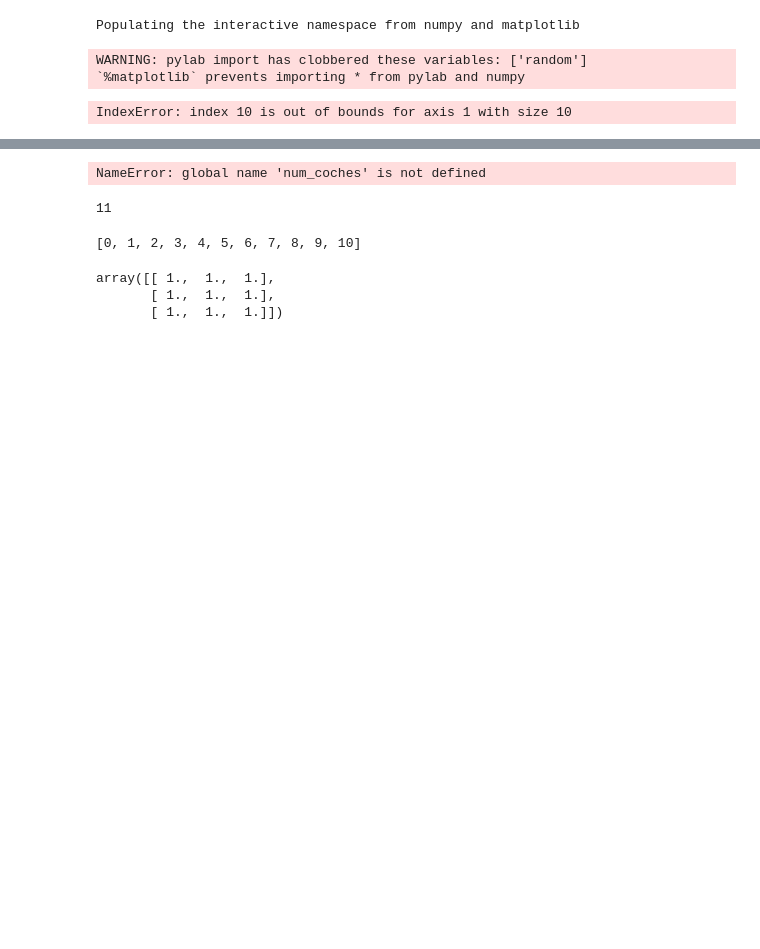
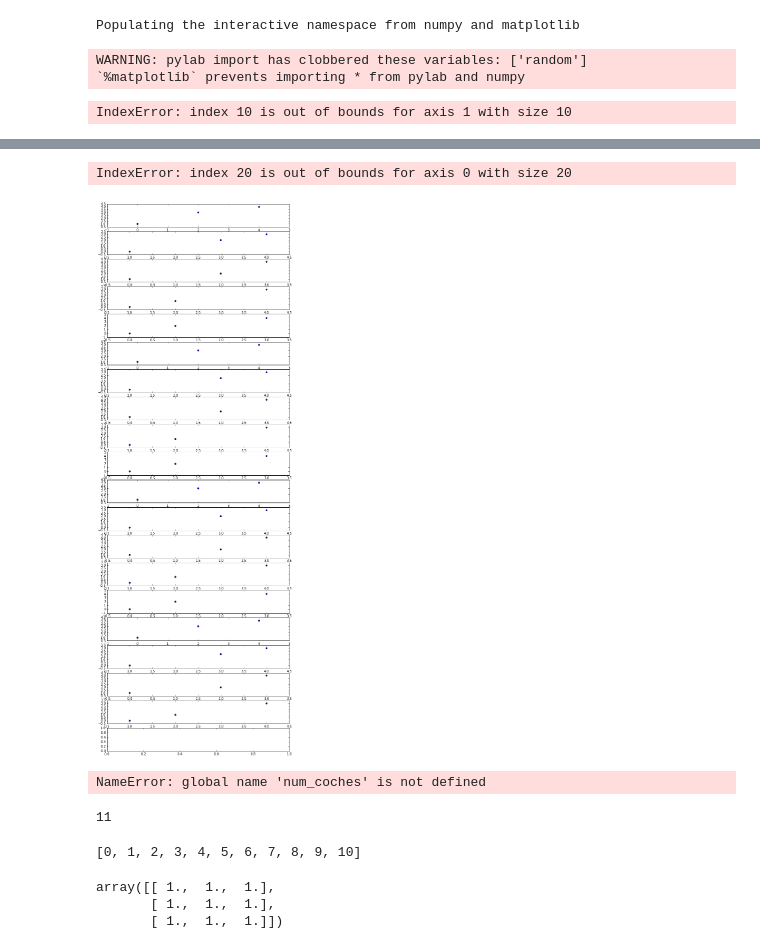
Before and after one commit to RobertoGalanC/mate-computacional, a Jupyter notebook: alumnos/RobertoGalanC/Proyecto.ipynb, the cells around one changed output, grey strips where cells are left out. Saved outputs shown, nothing was run; the diff lists cells and outputs as text; code cells hidden in the pictures; blank space fills up the shorter version.

```diff
--- a/alumnos/RobertoGalanC/Proyecto.ipynb
+++ b/alumnos/RobertoGalanC/Proyecto.ipynb
@@ -128,6 +130,15 @@ class Trafico:
 
         return self.posicion
 
+    def graficaUno(self):
+        fig, axes = plt.subplots(20, 1, figsize=(10,30))
+
+        for i in range(self.t_max):
+            axes[i].scatter(self.siguienteCoche(i),self.siguienteCoche(i+1))
+
+
+
+    """
     def semaforo(self):
         self.semaforo=[]
         for i in range(s/10 + 1):
@@ -154,3 +165,4 @@ class Trafico:
             self.posicion[t+1][(self.lugar_coche[i] + nueva_vel) % self.s] = nueva_vel
 
         return self.posicion
+        """
@@ -161,2 +169,6 @@ s = 10
+# %%
+t_max = 20
+v_max = 4
+s = 5
 # %%
 hola = Trafico(t_max,v_max,s)
@@ -198,3 +232,8 @@ hola.printea()
+# %%
+hola.graficaUno()
+# %% [output]
+IndexError: index 20 is out of bounds for axis 0 with size 20
+[figure, added]
 # %%
 def creaMundo(t_max,s):
     posicion = np.ones((t_max,s))*-1
```
Also changed, not shown: parts of 9 cells of this notebook.
